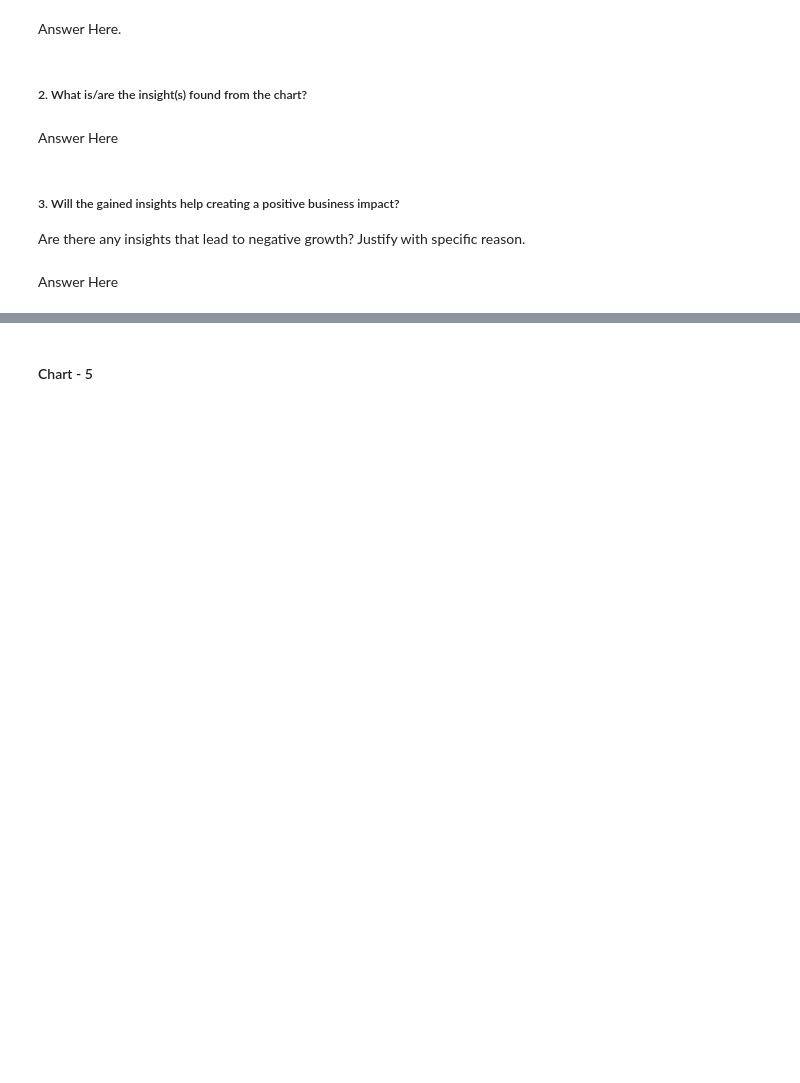
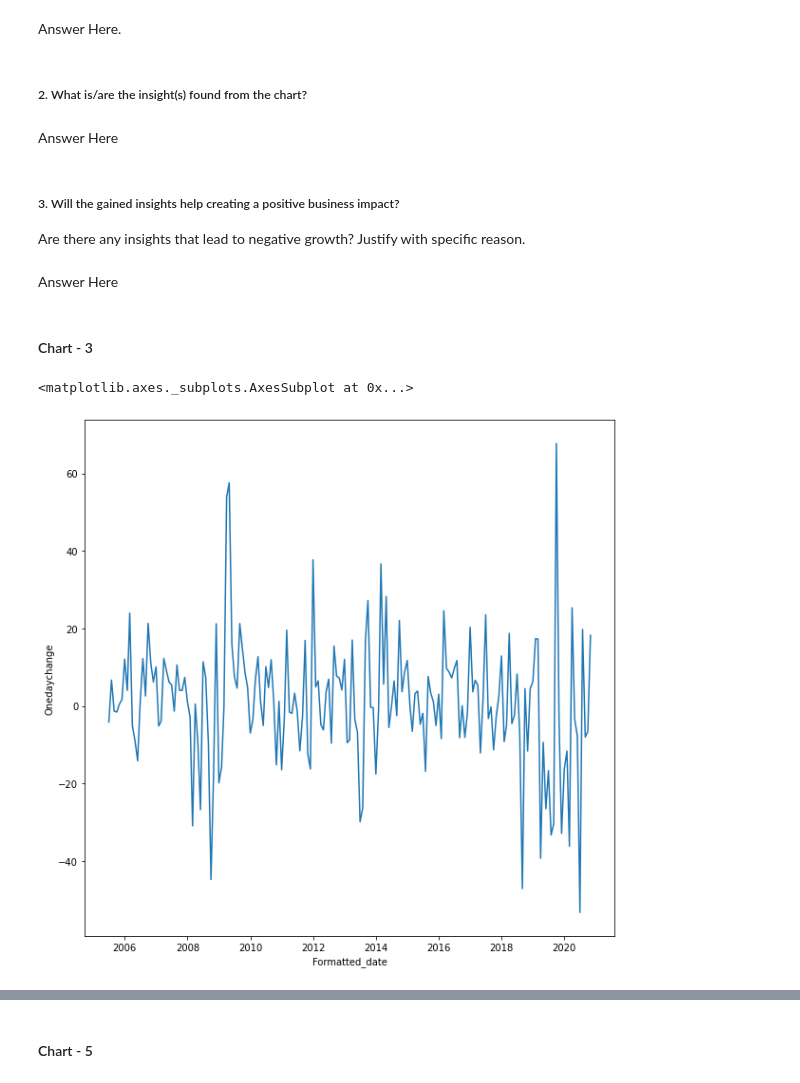
Before and after one commit to kumareshvj/Machine-learing---Regression, a Jupyter notebook: Yes_bank_stock_closing_price_prediction.ipynb, the cells around one changed output, grey strips where cells are left out. Saved outputs shown, nothing was run; the diff lists cells and outputs as text; code cells hidden in the pictures; blank space fills up the shorter version.

```diff
--- a/Yes_bank_stock_closing_price_prediction.ipynb
+++ b/Yes_bank_stock_closing_price_prediction.ipynb
@@ -506,3 +458,13 @@ Answer Here
 Are there any insights that lead to negative growth? Justify with specific reason.
 # %% [markdown]
 Answer Here
+# %% [markdown]
+#### Chart - 3
+# %%
+# Chart - 7 visualization code
+plt.rcParams["figure.figsize"] = (10,10)
+
+sns.lineplot(data=df,x='Formatted_date',y='Onedaychange')
+# %% [output]
+<matplotlib.axes._subplots.AxesSubplot at 0x...>
+[figure, added]
```
Also changed, not shown: parts of 135 cells of this notebook.
